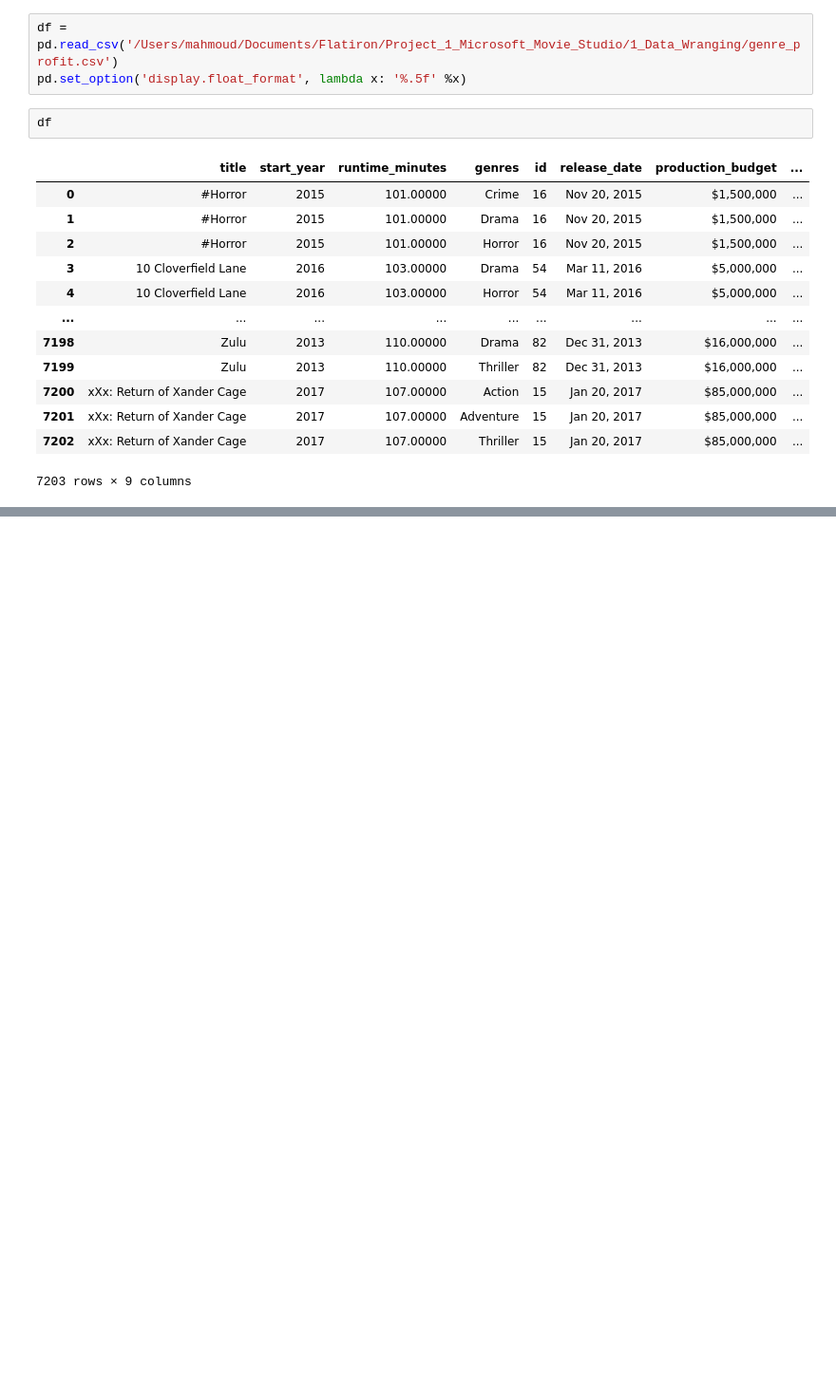
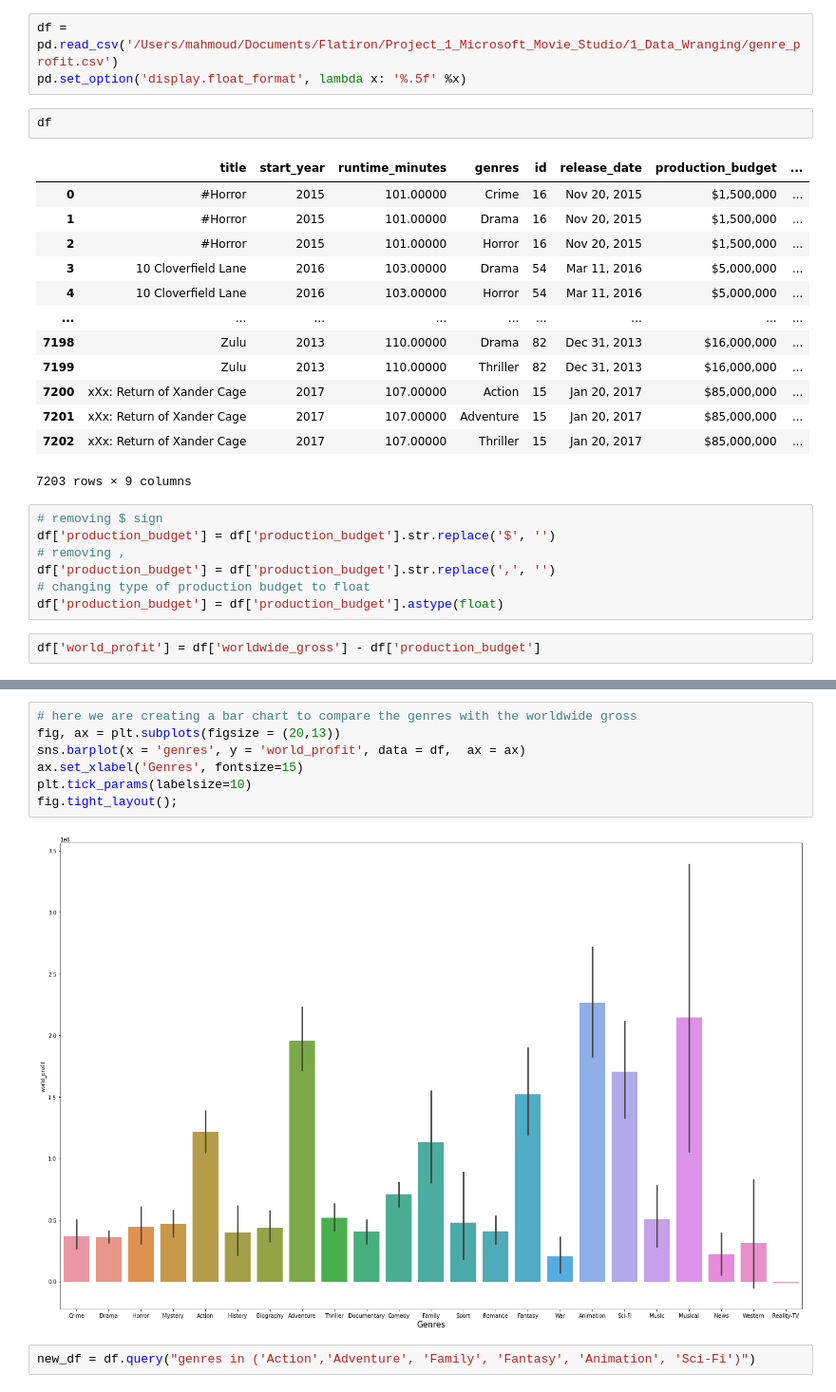
Before and after one commit to wasih790/Microsoft_Movie_Studio, a Jupyter notebook: 2_Statistical_Plotting/visualization for question 1- profit genre.ipynb, the cells around one changed output, grey strips where cells are left out. Shown at 95% size. Cells and saved outputs as stored; diff of their text form; blank space fills up the shorter version.

Commit message:
created bar chart for profit vs genre

```diff
--- a/2_Statistical_Plotting/visualization for question 1- profit genre.ipynb
+++ b/2_Statistical_Plotting/visualization for question 1- profit genre.ipynb
@@ -21,3 +21,12 @@ df
 | 7201 | xXx: Return of Xander Cage | 2017 | 107.00000 | Adventure | 15 | Jan 20, 2017 | $85,000,000 | ... |
 | 7202 | xXx: Return of Xander Cage | 2017 | 107.00000 | Thriller | 15 | Jan 20, 2017 | $85,000,000 | ... |
 7203 rows × 9 columns
+# %%
+# removing $ sign
+df['production_budget'] = df['production_budget'].str.replace('$', '')
+# removing ,
+df['production_budget'] = df['production_budget'].str.replace(',', '')
+# changing type of production budget to float
+df['production_budget'] = df['production_budget'].astype(float)
+# %%
+df['world_profit'] = df['worldwide_gross'] - df['production_budget']
@@ -23,0 +49,11 @@ df
+# %%
+# here we are creating a bar chart to compare the genres with the worldwide gross
+fig, ax = plt.subplots(figsize = (20,13))
+sns.barplot(x = 'genres', y = 'world_profit', data = df,  ax = ax)
+ax.set_xlabel('Genres', fontsize=15)
+plt.tick_params(labelsize=10)
+fig.tight_layout();
+# %% [output]
+[figure, added]
+# %%
+new_df = df.query("genres in ('Action','Adventure', 'Family', 'Fantasy', 'Animation', 'Sci-Fi')")
```
Also changed, not shown: parts of 2 cells of this notebook, 1 other file.
